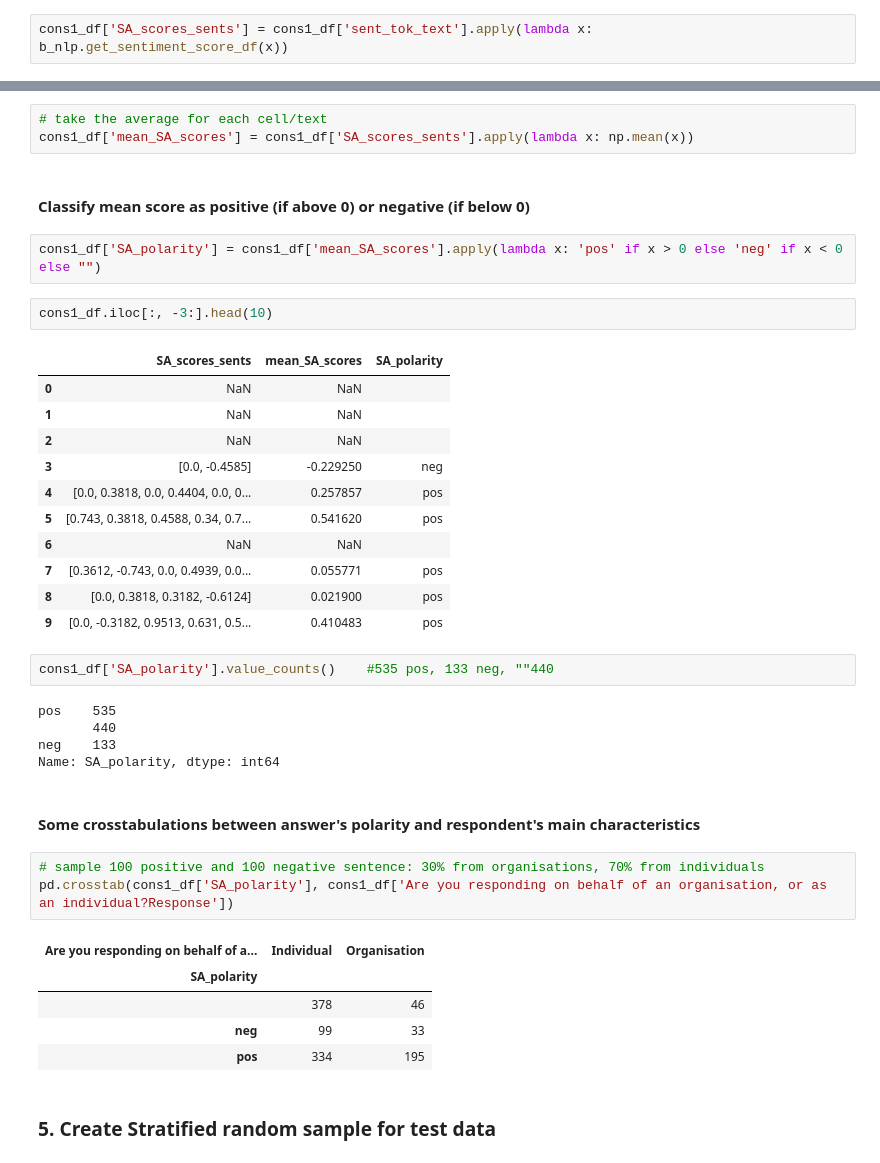
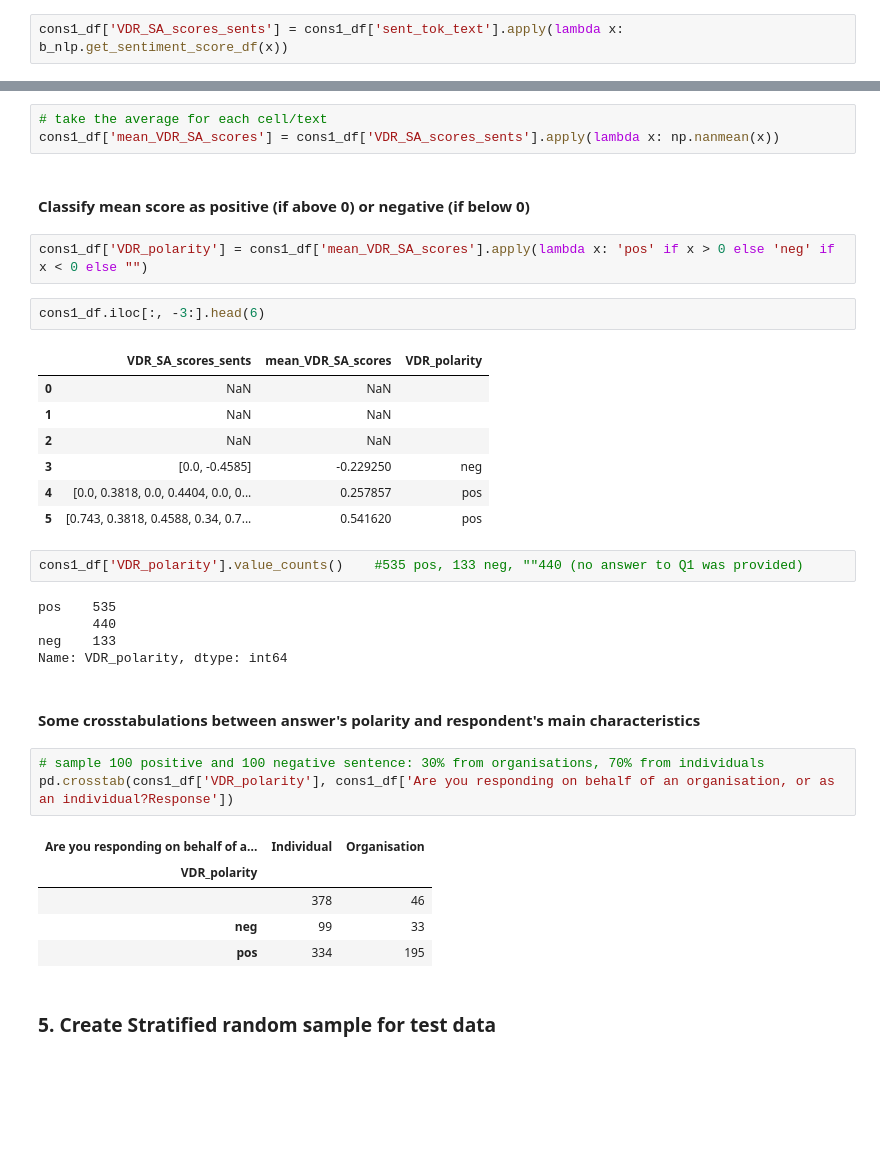
Before and after one commit to exfalsoquodlibet/NLP_consultation, a Jupyter notebook: 01_Create_TestDataSample_cons1Q1.ipynb, the cells around one changed output, grey strips where cells are left out. Saved outputs shown, nothing was run; the diff lists cells and outputs as text; blank space fills up the shorter version.

```diff
--- a/01_Create_TestDataSample_cons1Q1.ipynb
+++ b/01_Create_TestDataSample_cons1Q1.ipynb
@@ -226,45 +210,41 @@ cons1_df['sent_tok_text'];
 # %% [markdown]
 #### Calculate VADER polarity score for each sentence in each cell/answer
 # %%
-cons1_df['SA_scores_sents'] = cons1_df['sent_tok_text'].apply(lambda x: b_nlp.get_sentiment_score_df(x))
+cons1_df['VDR_SA_scores_sents'] = cons1_df['sent_tok_text'].apply(lambda x: b_nlp.get_sentiment_score_df(x))
 # %% [markdown]
 #### Take the mean polarity score for each cell (aggregating the scores of all the sentences within that cell)
 # %%
 # take the average for each cell/text
-cons1_df['mean_SA_scores'] = cons1_df['SA_scores_sents'].apply(lambda x: np.mean(x))
+cons1_df['mean_VDR_SA_scores'] = cons1_df['VDR_SA_scores_sents'].apply(lambda x: np.nanmean(x))
 # %% [markdown]
 #### Classify mean score as positive (if above 0) or negative (if below 0)
 # %%
-cons1_df['SA_polarity'] = cons1_df['mean_SA_scores'].apply(lambda x: 'pos' if x > 0 else 'neg' if x < 0 else "")
+cons1_df['VDR_polarity'] = cons1_df['mean_VDR_SA_scores'].apply(lambda x: 'pos' if x > 0 else 'neg' if x < 0 else "")
 # %%
-cons1_df.iloc[:, -3:].head(10)
+cons1_df.iloc[:, -3:].head(6)
 # %% [output]
-|  | SA_scores_sents | mean_SA_scores | SA_polarity |
+|  | VDR_SA_scores_sents | mean_VDR_SA_scores | VDR_polarity |
 | 0 | NaN | NaN |  |
 | 1 | NaN | NaN |  |
 | 2 | NaN | NaN |  |
 | 3 | [0.0, -0.4585] | -0.229250 | neg |
 | 4 | [0.0, 0.3818, 0.0, 0.4404, 0.0, 0... | 0.257857 | pos |
 | 5 | [0.743, 0.3818, 0.4588, 0.34, 0.7... | 0.541620 | pos |
-| 6 | NaN | NaN |  |
-| 7 | [0.3612, -0.743, 0.0, 0.4939, 0.0... | 0.055771 | pos |
-| 8 | [0.0, 0.3818, 0.3182, -0.6124] | 0.021900 | pos |
-| 9 | [0.0, -0.3182, 0.9513, 0.631, 0.5... | 0.410483 | pos |
 # %%
-cons1_df['SA_polarity'].value_counts()    #535 pos, 133 neg, ""440
+cons1_df['VDR_polarity'].value_counts()    #535 pos, 133 neg, ""440 (no answer to Q1 was provided)
 # %% [output]
 pos    535
        440
 neg    133
-Name: SA_polarity, dtype: int64
+Name: VDR_polarity, dtype: int64
 # %% [markdown]
 #### Some crosstabulations between answer's polarity and respondent's main characteristics
 # %%
 # sample 100 positive and 100 negative sentence: 30% from organisations, 70% from individuals
-pd.crosstab(cons1_df['SA_polarity'], cons1_df['Are you responding on behalf of an organisation, or as an individual?Response'])
+pd.crosstab(cons1_df['VDR_polarity'], cons1_df['Are you responding on behalf of an organisation, or as an individual?Response'])
 # %% [output]
 | Are you responding on behalf of a... | Individual | Organisation |
-| SA_polarity |  |  |
+| VDR_polarity |  |  |
 |  | 378 | 46 |
 | neg | 99 | 33 |
 | pos | 334 | 195 |
```
Also changed, not shown: parts of 27 cells of this notebook, 3 other files.
